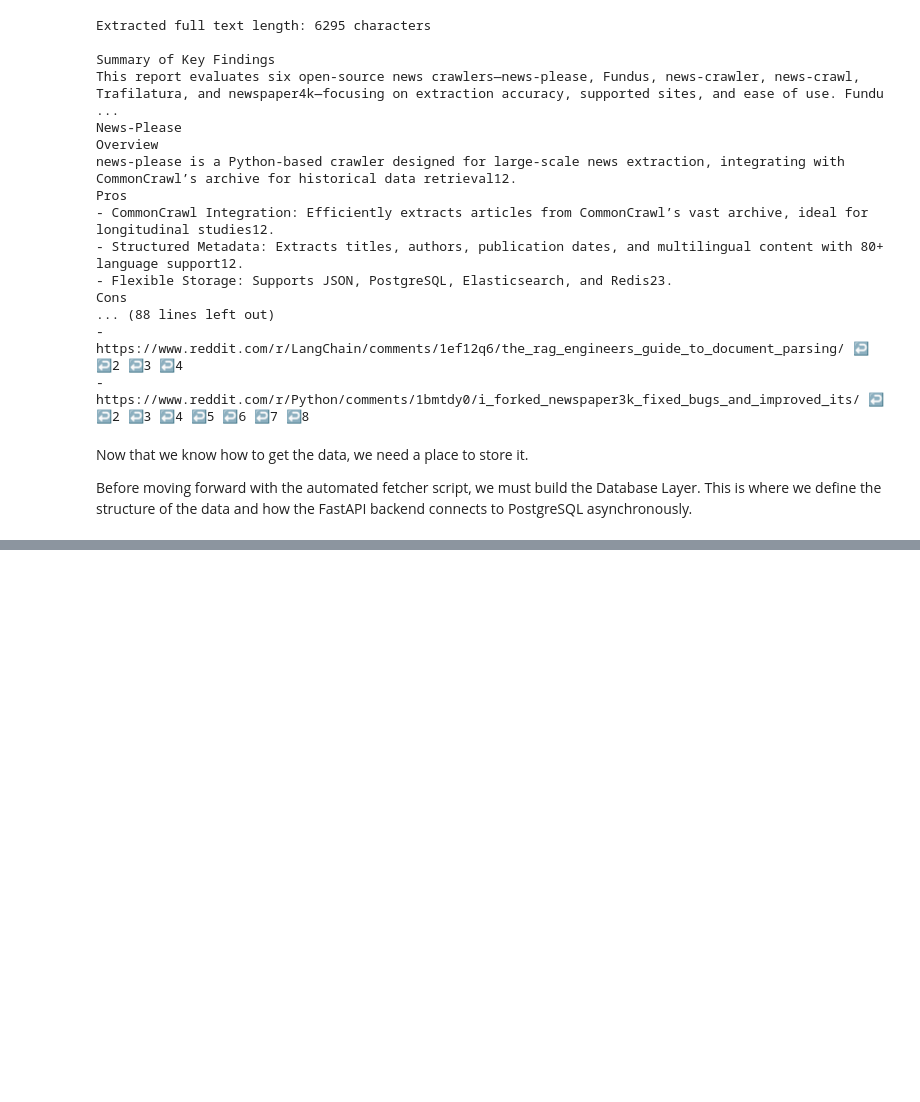
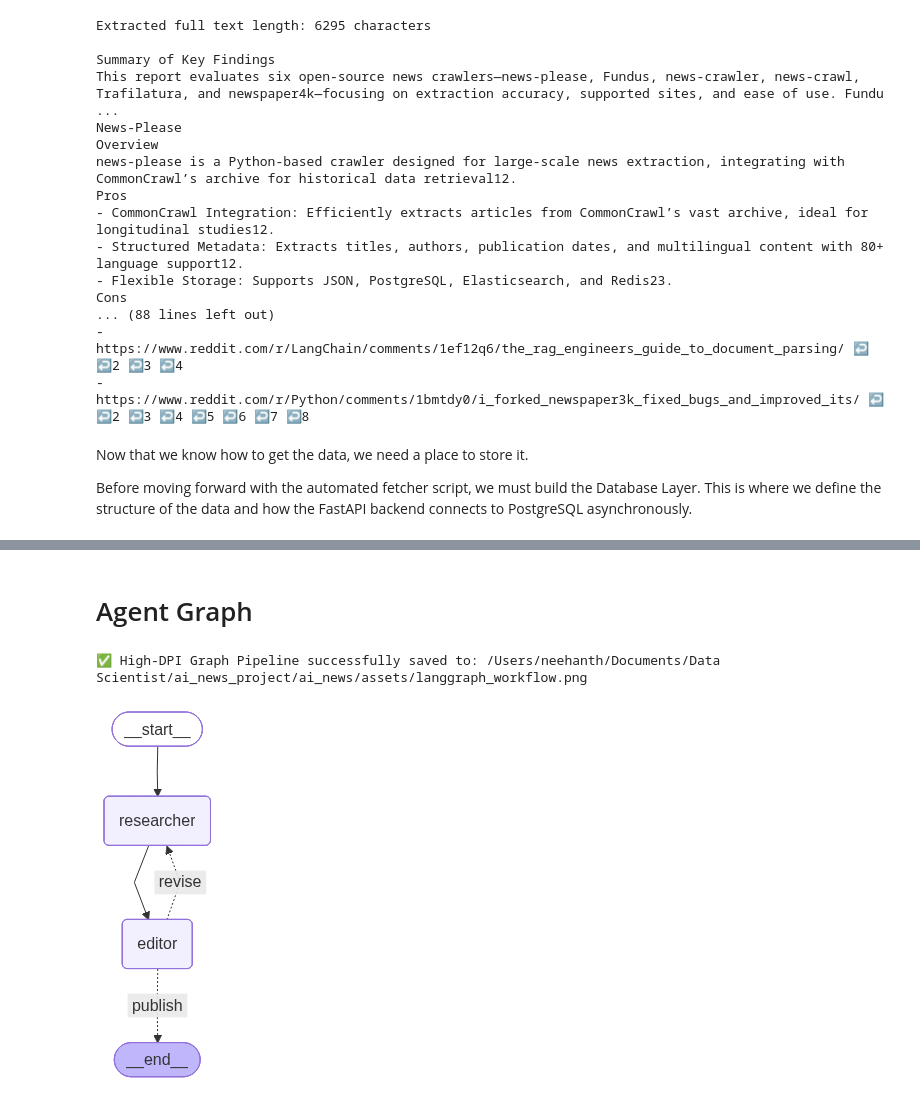
Before and after one commit to neehanthreddym/sentinel_ai_news, a Jupyter notebook: notebooks/fetch_news.ipynb, the cells around one changed output, grey strips where cells are left out. Saved outputs shown, nothing was run; the diff lists cells and outputs as text; code cells hidden in the pictures; blank space fills up the shorter version.

Commit message:
feat: Add LangGraph multi-agent workflow, custom logger, integration tests, and project documentation

```diff
--- a/notebooks/fetch_news.ipynb
+++ b/notebooks/fetch_news.ipynb
@@ -126,0 +203,33 @@ Before moving forward with the automated fetcher script, we must build the Datab
+# %% [markdown]
+# Agent Graph
+# %%
+import os
+import sys
+
+# Add the project root (one level up) to the Python path
+project_root = os.path.abspath(os.path.join(os.getcwd(), '..'))
+if project_root not in sys.path:
+    sys.path.append(project_root)
+
+from IPython.display import display, Image
+from src.agents.graph import app
+
+output_dir = os.path.join(project_root, 'assets')
+
+# Define the output path for the image
+output_path = os.path.join(output_dir, 'langgraph_workflow.png')
+
+# Generate the Mermaid PNG from the compiled Graph
+png_bytes = app.get_graph().draw_mermaid_png()
+
+# Save the image to the assets folder
+with open(output_path, "wb") as f:
+    f.write(png_bytes)
+
+print(f"✅ High-DPI Graph Pipeline successfully saved to: {output_path}")
+
+# Display it inline in the Jupyter Notebook
+display(Image(png_bytes))
+# %% [output]
+✅ High-DPI Graph Pipeline successfully saved to: /Users/neehanth/Documents/Data Scientist/ai_news_project/ai_news/assets/langgraph_workflow.png
+[figure, added]
```
Also changed, not shown: parts of 9 cells of this notebook, 17 other files.
